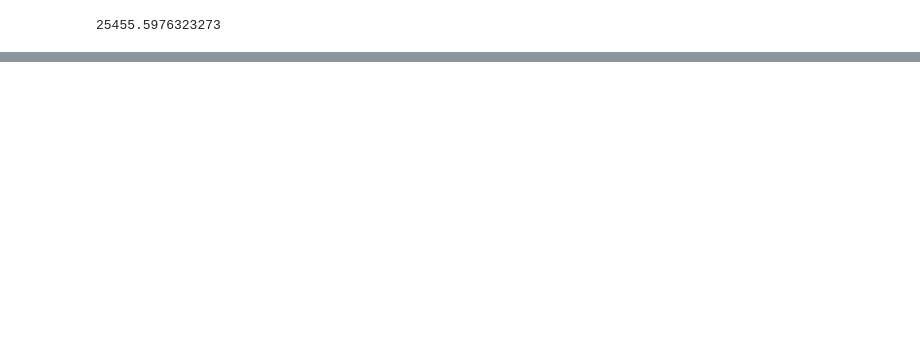
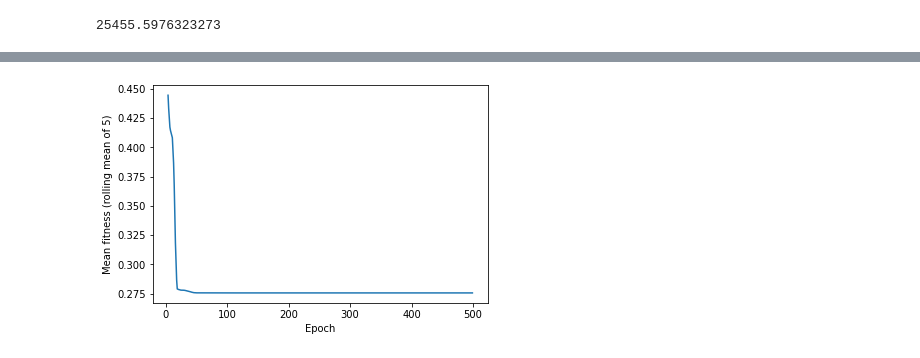
Before and after one commit to Arattel/Fuzzy_genetic_algorithms_implementations, a Jupyter notebook: efga.ipynb, the cells around one changed output, grey strips where cells are left out. Drawn from its saved outputs; the diff is of its cells as text; code cells hidden in the pictures; blank space fills up the shorter version.

```diff
--- a/efga.ipynb
+++ b/efga.ipynb
@@ -255,0 +270,7 @@ schwefel(genome=np.array([420.9, 420.9, 420.9, 420.9]))
+# %%
+plt.plot(history.avg_fitness.rolling(5).mean())
+plt.xlabel('Epoch')
+plt.ylabel('Mean fitness (rolling mean of 5)')
+plt.show()
+# %% [output]
+[figure, added]
```
Also changed, not shown: parts of 18 cells of this notebook, 3 other files.
